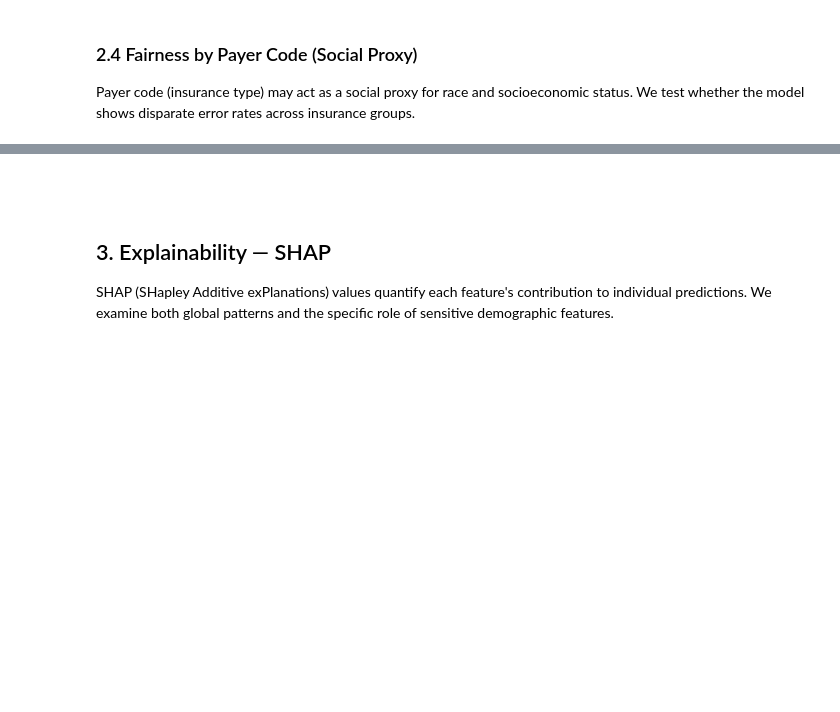
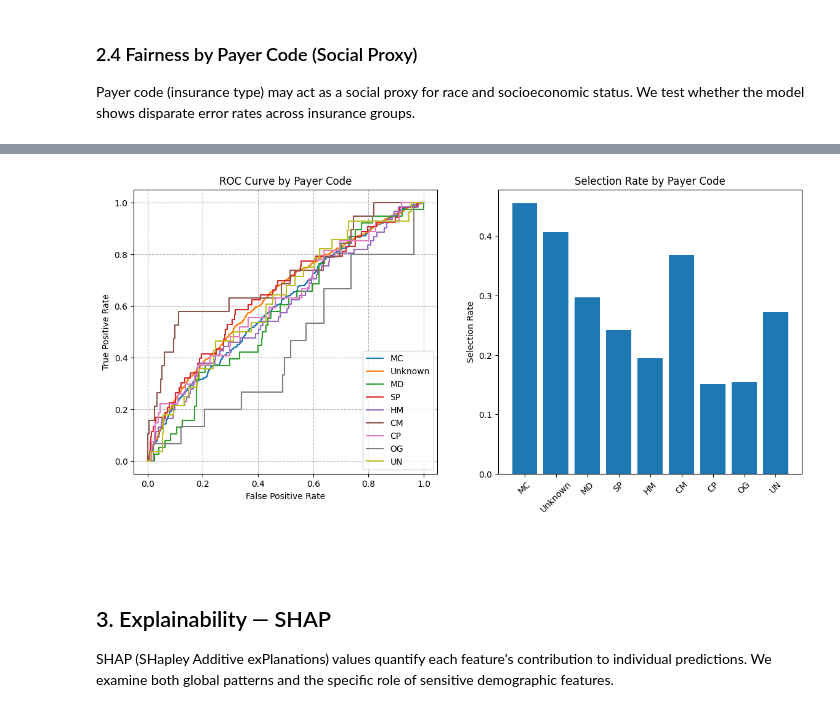
Before and after one commit to sanderengel/afae_exam_project, a Jupyter notebook: Fairness_analysis.ipynb, the cells around one changed output, grey strips where cells are left out. Cells and saved outputs as stored; diff of their text form; code cells hidden in the pictures; blank space fills up the shorter version.

Commit message:
payer code fairness updated

```diff
--- a/Fairness_analysis.ipynb
+++ b/Fairness_analysis.ipynb
@@ -388,0 +338,26 @@ plot_fairness_by_group(
+# %%
+# Get scores and binary predictions
+log_reg_scores_test = get_scores_test(log_reg, X_test)
+log_reg_selections = (log_reg_scores_test >= 0.5).astype(int)
+
+# Filter small payer groups
+min_n = 100
+
+payer_counts = payer_test.value_counts()
+valid_payers = payer_counts[payer_counts >= min_n].index
+
+mask = payer_test.isin(valid_payers).values
+
+payer_test_filtered = payer_test[mask]
+y_test_filtered = y_test.iloc[mask]
+scores_test_filtered = log_reg_scores_test[mask]
+selections_filtered = log_reg_selections[mask]
+
+# Compute fairness metrics
+payer_fairness_metrics = evaluate_fairness_by_group(
+    selections_filtered,
+    y_test_filtered,
+    payer_test_filtered
+)
+
+payer_fairness_metrics
@@ -389,3 +451,14 @@ plot_fairness_by_group(
+# %%
+# Plot payer-code fairness
+plot_fairness_by_group(
+    payer_fairness_metrics,
+    scores_test_filtered,
+    payer_test_filtered,
+    y_test_filtered,
+    title="Payer Code"
+)
+# %% [output]
+[figure, added]
 # %% [markdown]
 <br><br>
 
```
Also changed, not shown: parts of 7 cells of this notebook.
